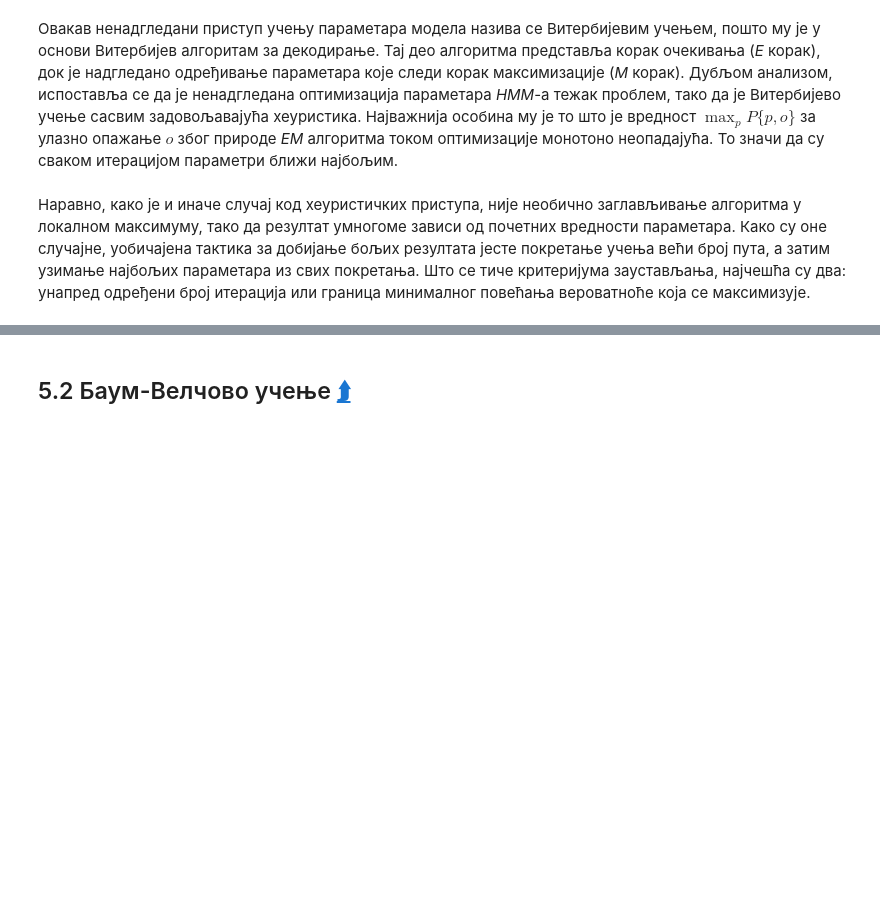
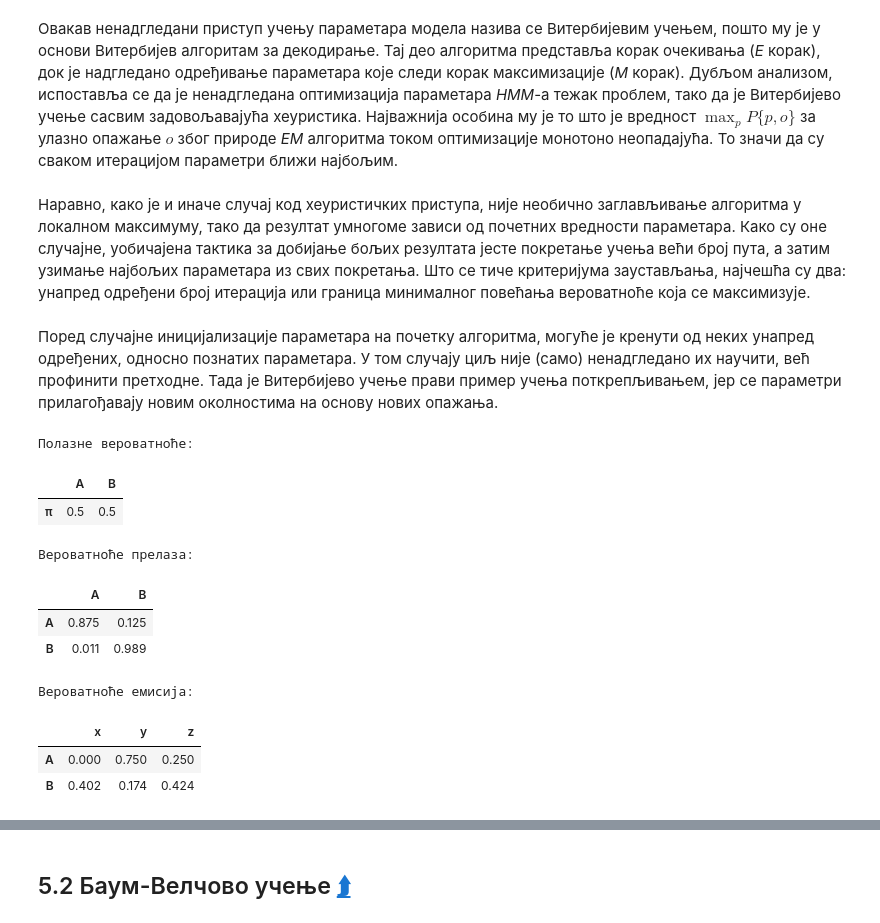
Before and after one commit to matfija/HMM-u-bioinformatici, a Jupyter notebook: lekcija/HMM-u-bioinformatici.ipynb, the cells around one changed output, grey strips where cells are left out. Cells and saved outputs as stored; diff of their text form; code cells hidden in the pictures; blank space fills up the shorter version.

Commit message:
Implementirano Viterbijevo učenje

```diff
--- a/lekcija/HMM-u-bioinformatici.ipynb
+++ b/lekcija/HMM-u-bioinformatici.ipynb
@@ -5106,3 +5109,46 @@ prikazi(kockarnica2)
 Овакав ненадгледани приступ учењу параметара модела назива се Витербијевим учењем, пошто му је у основи Витербијев алгоритам за декодирање. Тај део алгоритма представља корак очекивања (*E* корак), док је надгледано одређивање параметара које следи корак максимизације (*M* корак). Дубљом анализом, испоставља се да је ненадгледана оптимизација параметара *HMM*-а тежак проблем, тако да је Витербијево учење сасвим задовољавајућа хеуристика. Најважнија особина му је то што је вредност $\max_p P\{p, o\}$ за улазно опажање $o$ због природе *EM* алгоритма током оптимизације монотоно неопадајућа. То значи да су сваком итерацијом параметри ближи најбољим.
 # %% [markdown]
 Наравно, како је и иначе случај код хеуристичких приступа, није необично заглављивање алгоритма у локалном максимуму, тако да резултат умногоме зависи од почетних вредности параметара. Како су оне случајне, уобичајена тактика за добијање бољих резултата јесте покретање учења већи број пута, а затим узимање најбољих параметара из свих покретања. Што се тиче критеријума заустављања, најчешћа су два: унапред одређени број итерација или граница минималног повећања вероватноће која се максимизује.
+# %% [markdown]
+Поред случајне иницијализације параметара на почетку алгоритма, могуће је кренути од неких унапред одређених, односно познатих параметара. У том случају циљ није (само) ненадгледано их научити, већ профинити претходне. Тада је Витербијево учење прави пример учења поткрепљивањем, јер се параметри прилагођавају новим околностима на основу нових опажања.
+# %%
+# Витербијево учење поткрепљивањем;
+# почетни параметри су из модела
+def viterbi_potkrepljivanje(hmm, o, it=100):
+    # Извршавање одређеног броја итерација
+    for _ in range(it):
+        # Декодирање ниске ('E' корак)
+        _, p = viterbi_dekodiranje(hmm, o)
+
+        # Надгледано учење ('M' корак)
+        hmm.a, hmm.b = nadgledani_params(p, o, hmm.x, hmm.y)
+# %%
+# Основни пример параметара са ROSALIND
+a = {'A': {'A': .582, 'B': .418},
+     'B': {'A': .272, 'B': .728}}
+b = {'A': {'x': .129, 'y': .35 , 'z': .52 },
+     'B': {'x': .422, 'y': .151, 'z': .426}}
+
+# Основни пример опажања са ROSALIND
+o = 'xxxzyzzxxzxyzxzxyxxzyzyzyyyyzzxxxzzxzyzzzxyxzzzxyzzxxxxzzzxyyxzzzzzyzzzxxzzxxxyxyzzyxzxxxyxzyxxyzyxz'
+
+# Модел према изложеном примеру
+rosalind = HMM(a, b)
+
+# Поткрепљивање према изложеном примеру
+viterbi_potkrepljivanje(rosalind, o)
+
+# Леп приказ модела
+prikazi(rosalind)
+# %% [output]
+Полазне вероватноће:
+|  | A | B |
+| π | 0.5 | 0.5 |
+Вероватноће прелаза:
+|  | A | B |
+| A | 0.875 | 0.125 |
+| B | 0.011 | 0.989 |
+Вероватноће емисија:
+|  | x | y | z |
+| A | 0.000 | 0.750 | 0.250 |
+| B | 0.402 | 0.174 | 0.424 |
```
Also changed, not shown: parts of 19 cells of this notebook, 4 other files.
